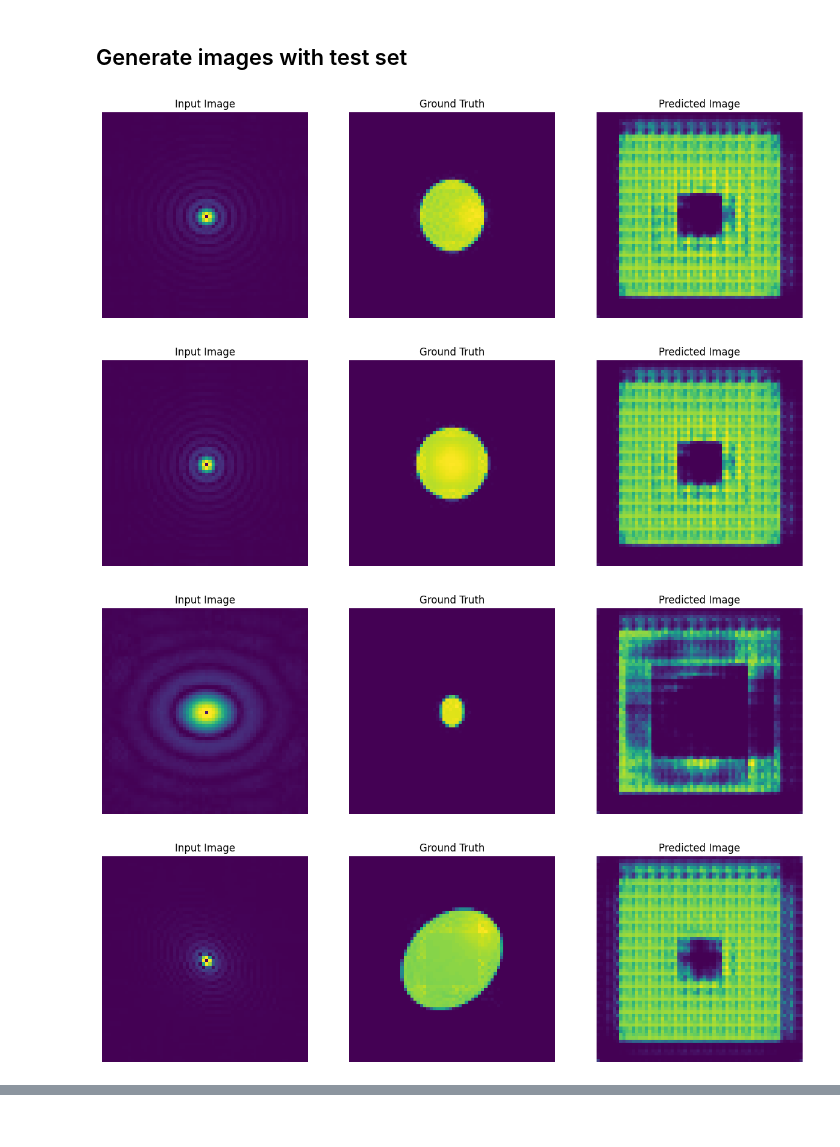
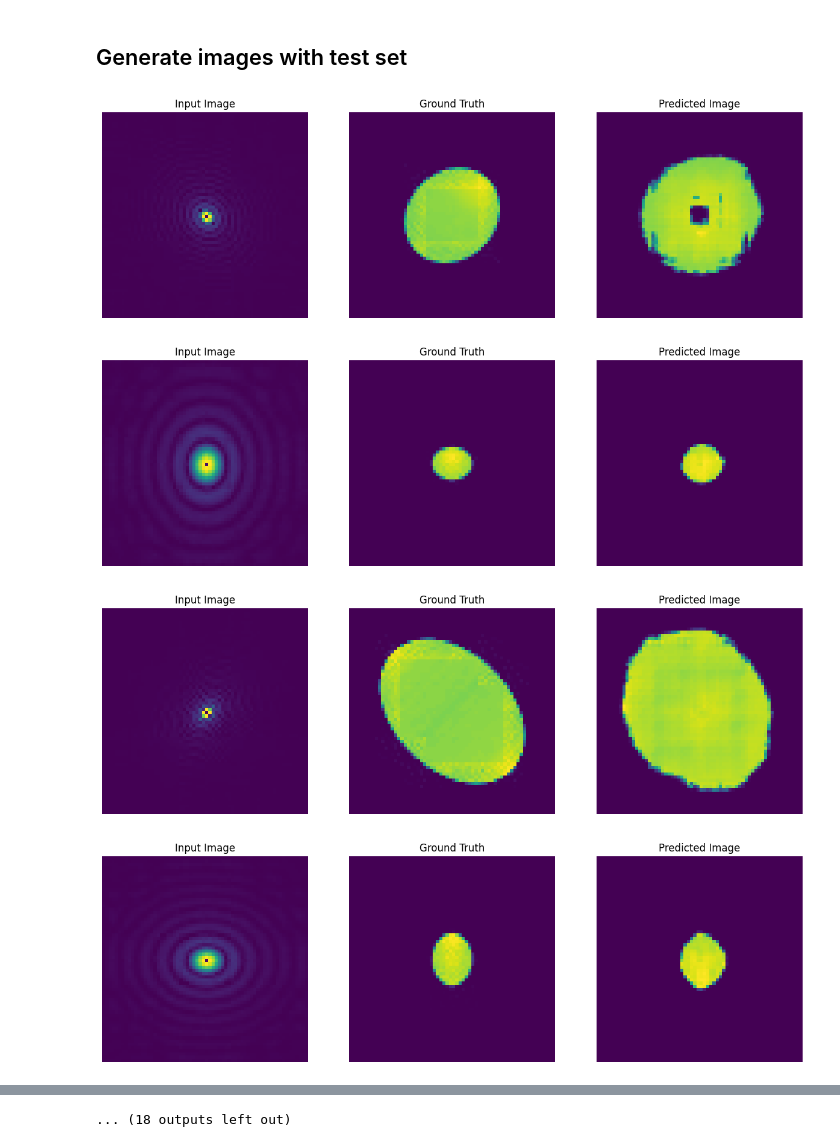
Before and after one commit to Yurivanderburg/II_GAN, a Jupyter notebook: ellipsoids/Ellipsoid_v0.1.ipynb, the cells around one changed output, grey strips where cells are left out. Saved outputs shown, nothing was run; the diff lists cells and outputs as text; code cells hidden in the pictures.

```diff
--- a/ellipsoids/Ellipsoid_v0.1.ipynb
+++ b/ellipsoids/Ellipsoid_v0.1.ipynb
@@ -206,7 +214,7 @@ def upsample(filters, size, apply_dropout=False):
                                     data_format="channels_last",
                                     use_bias=False))
 
-  result.add(tf.keras.layers.BatchNormalization())
+  #result.add(tf.keras.layers.BatchNormalization())
 
   if apply_dropout:
       result.add(tf.keras.layers.Dropout(0.5))
@@ -438,7 +446,7 @@ Idea: Freeze generator for a few steps and train discriminator more (e.g. factor
 
 Implementation: Separate gen_tape and disc_tape
 # %%
-disc_train_iterations = 5
+disc_train_iterations = 1
 # %%
 @tf.function
 def train_step(input_image, target, step):
@@ -528,10 +536,10 @@ checkpoint.restore(tf.train.latest_checkpoint(checkpoint_dir))
 ## Generate images with test set
 # %%
 # Run the trained model on a few examples from the test set
-for inp, tar in test_dataset.take(10):
+for inp, tar in test_dataset.take(50):
   generate_images(generator, inp, tar)
 # %% [output]
-[figure, old version]
+[figure, new version]
-[figure, old version]
+[figure, new version]
-[figure, old version]
+[figure, new version]
-[figure, old version]
+[figure, new version]
@@ -543,0 +554 @@ for inp, tar in test_dataset.take(10):
+... (18 outputs left out)
```
Also changed, not shown: parts of 10 cells of this notebook, 4 other files.
